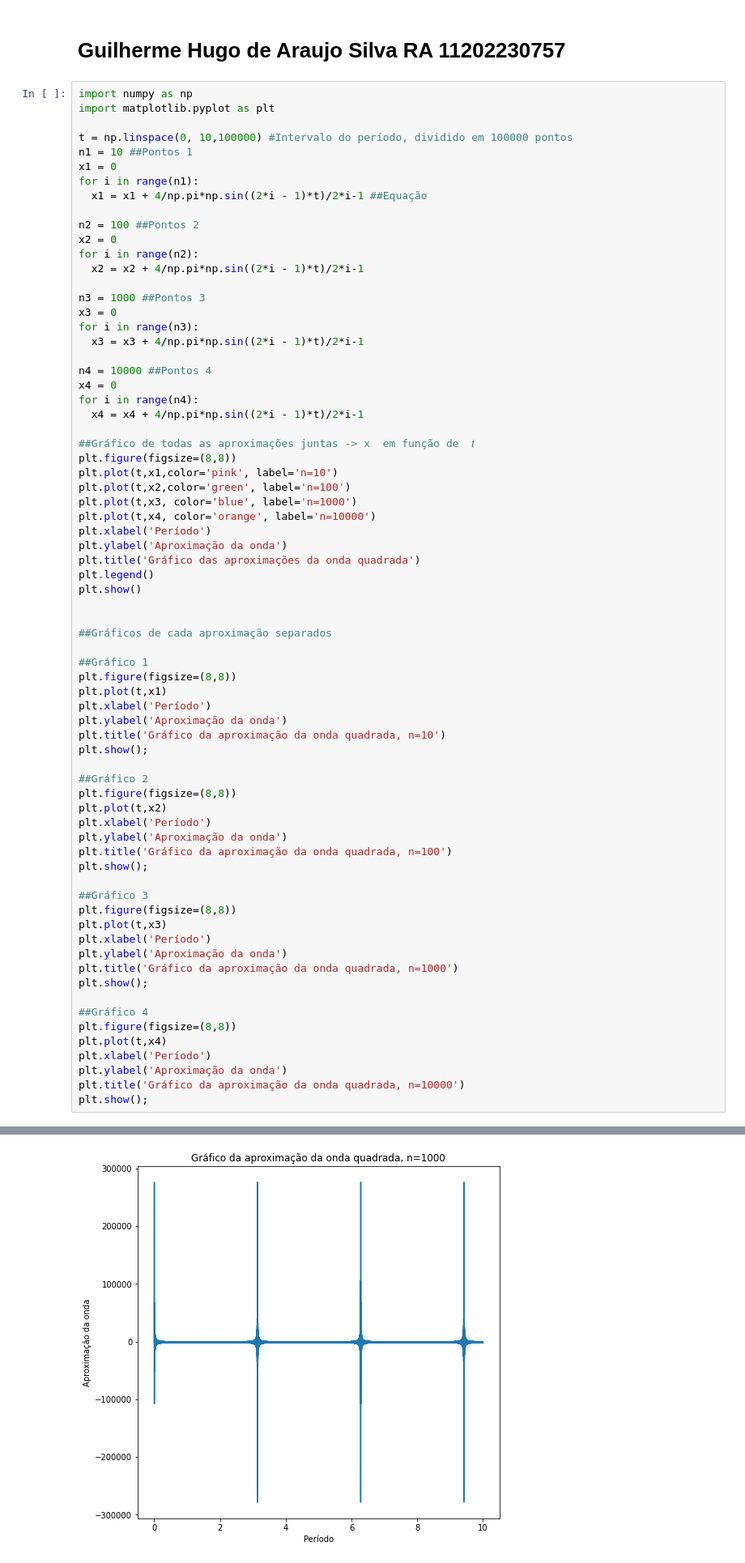
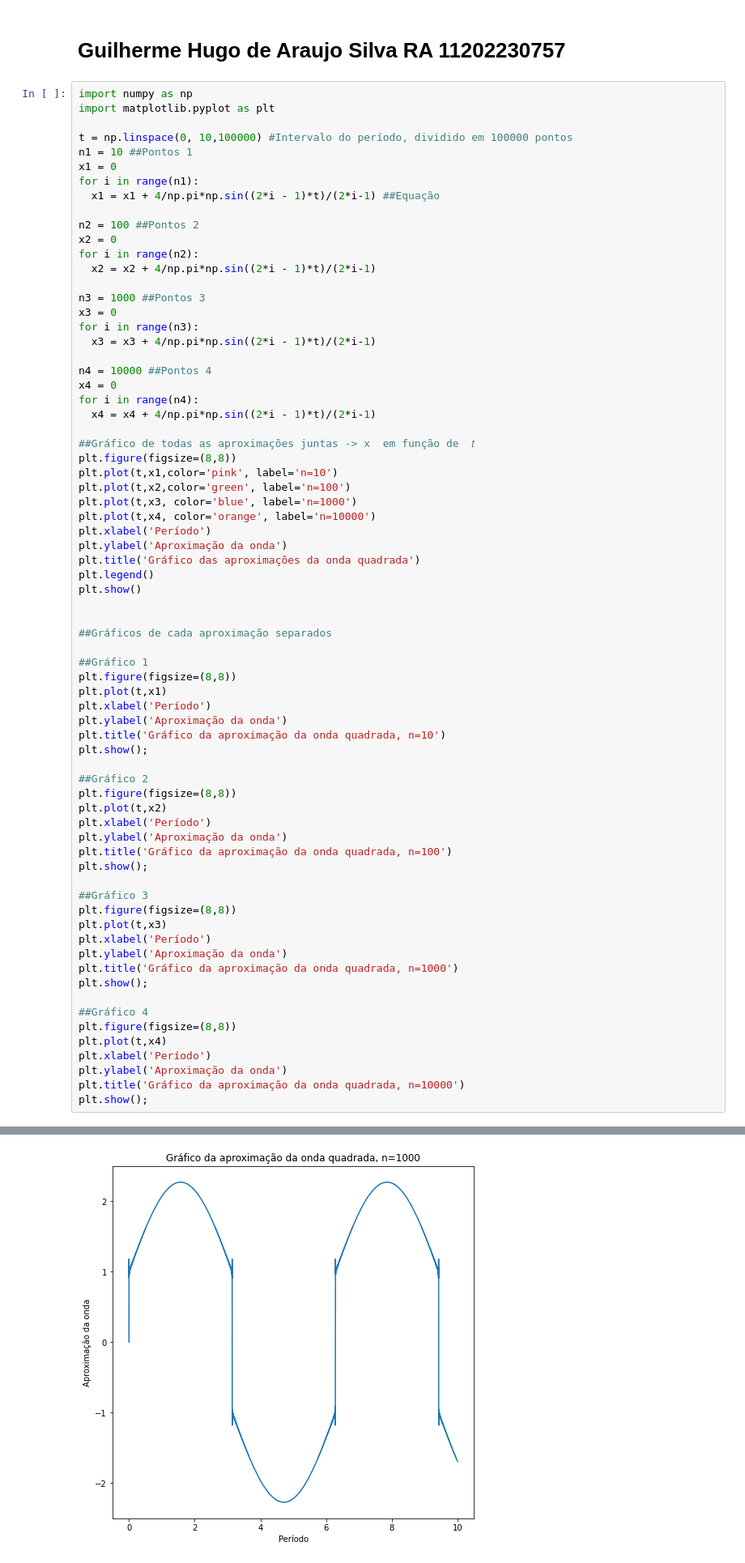
Before and after one commit to guihugo/BCC21GuilhermeHugo, a Jupyter notebook: Tarefa12Guilherme_Hugo.ipynb, the cells around one changed output, grey strips where cells are left out. Shown at 81% size. Cells and saved outputs as stored; diff of their text form.

```diff
--- a/Tarefa12Guilherme_Hugo.ipynb
+++ b/Tarefa12Guilherme_Hugo.ipynb
@@ -10,22 +10,22 @@ t = np.linspace(0, 10,100000) #Intervalo do período, dividido em 100000 pontos
 n1 = 10 ##Pontos 1
 x1 = 0
 for i in range(n1):
-  x1 = x1 + 4/np.pi*np.sin((2*i - 1)*t)/2*i-1 ##Equação
+  x1 = x1 + 4/np.pi*np.sin((2*i - 1)*t)/(2*i-1) ##Equação
 
 n2 = 100 ##Pontos 2
 x2 = 0
 for i in range(n2):
-  x2 = x2 + 4/np.pi*np.sin((2*i - 1)*t)/2*i-1
+  x2 = x2 + 4/np.pi*np.sin((2*i - 1)*t)/(2*i-1)
 
 n3 = 1000 ##Pontos 3
 x3 = 0
 for i in range(n3):
-  x3 = x3 + 4/np.pi*np.sin((2*i - 1)*t)/2*i-1
+  x3 = x3 + 4/np.pi*np.sin((2*i - 1)*t)/(2*i-1)
 
 n4 = 10000 ##Pontos 4
 x4 = 0
 for i in range(n4):
-  x4 = x4 + 4/np.pi*np.sin((2*i - 1)*t)/2*i-1
+  x4 = x4 + 4/np.pi*np.sin((2*i - 1)*t)/(2*i-1)
 
 ##Gráfico de todas as aproximações juntas -> x  em função de  𝑡
 plt.figure(figsize=(8,8))
@@ -80 +80 @@ plt.show();
-[figure, old version]
+[figure, new version]
```
Also changed, not shown: parts of 1 cell of this notebook.
